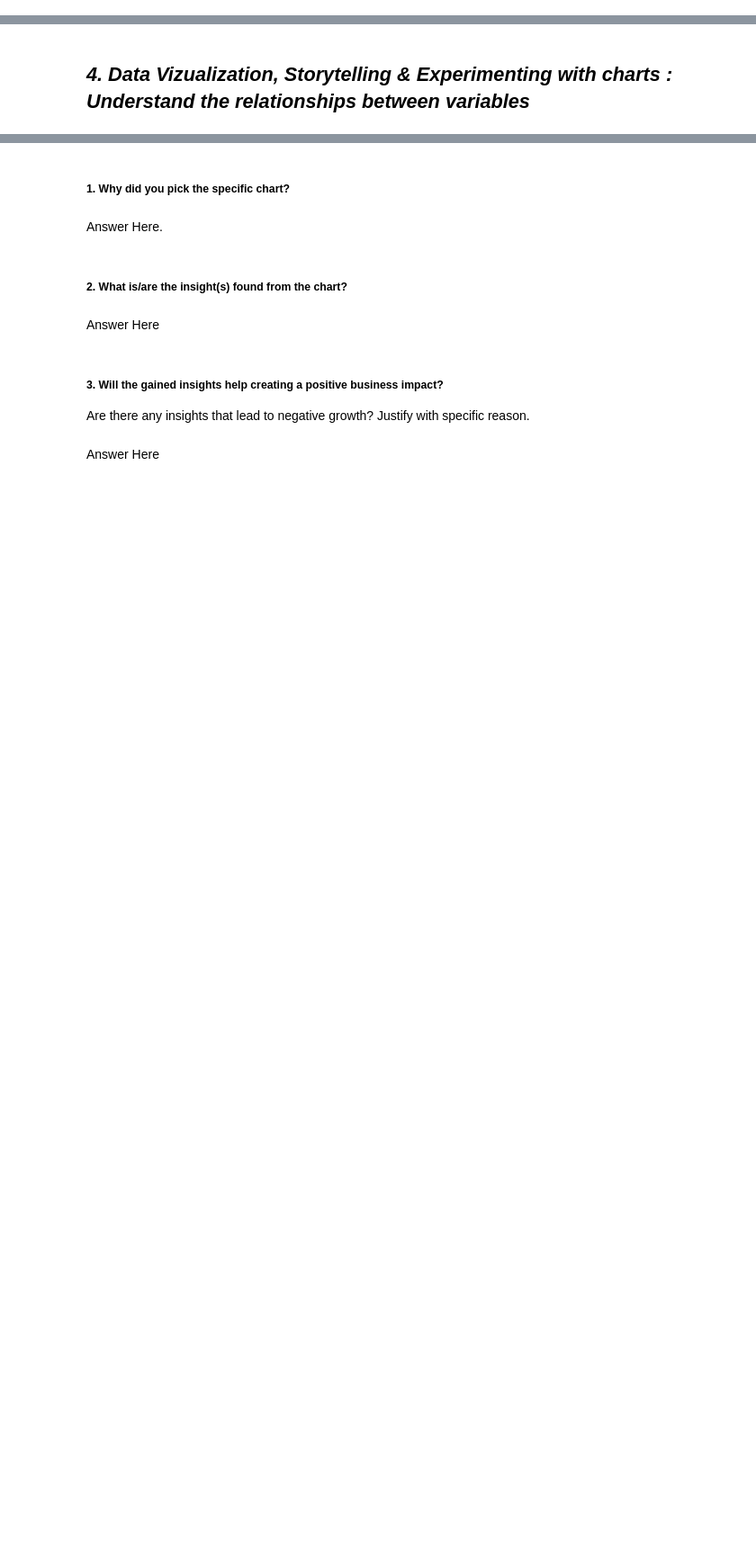
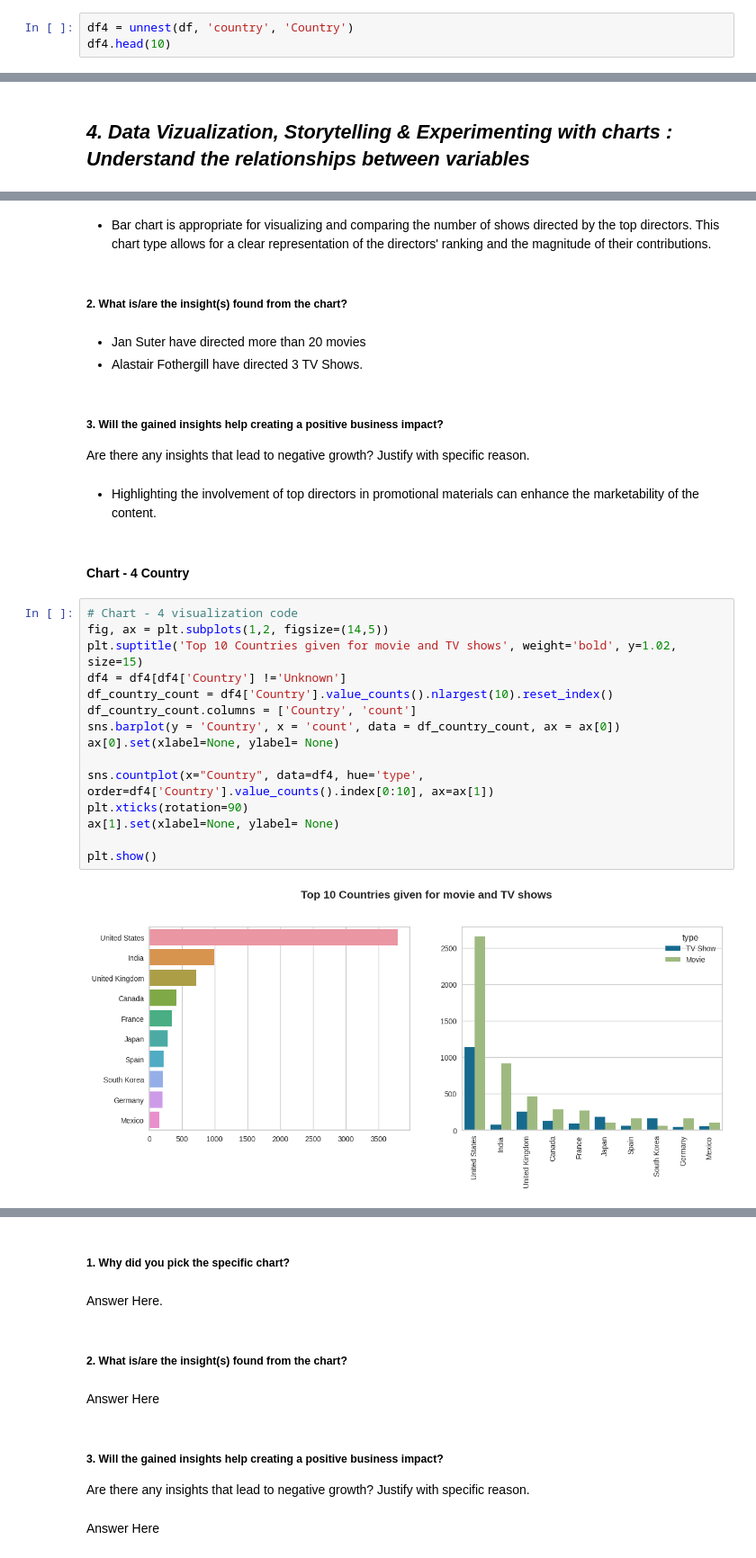
Before and after one commit to kratikajawariya28/Netflix-Movies-and-TV-Shows-Clustering, a Jupyter notebook: Netflix_movie_and_tv_show_clusturing.ipynb, the cells around one changed output, grey strips where cells are left out. Shown at 90% size. Cells and saved outputs as stored; diff of their text form; blank space fills up the shorter version.

```diff
--- a/Netflix_movie_and_tv_show_clusturing.ipynb
+++ b/Netflix_movie_and_tv_show_clusturing.ipynb
@@ -307,0 +503,3 @@ df4.sample(10)
+# %%
+df4 = unnest(df, 'country', 'Country')
+df4.head(10)
@@ -435,0 +819,31 @@ plt.show()
+# %% [markdown]
+- Bar chart is appropriate for visualizing and comparing the number of shows directed by the top directors. This chart type allows for a clear representation of the directors' ranking and the magnitude of their contributions.
+# %% [markdown]
+##### 2. What is/are the insight(s) found from the chart?
+# %% [markdown]
+- Jan Suter have directed more than 20 movies
+- Alastair Fothergill have directed 3 TV Shows.
+# %% [markdown]
+##### 3. Will the gained insights help creating a positive business impact?
+Are there any insights that lead to negative growth? Justify with specific reason.
+# %% [markdown]
+- Highlighting the involvement of top directors in promotional materials can enhance the marketability of the content.
+# %% [markdown]
+#### **Chart - 4 Country**
+# %%
+# Chart - 4 visualization code
+fig, ax = plt.subplots(1,2, figsize=(14,5))
+plt.suptitle('Top 10 Countries given for movie and TV shows', weight='bold', y=1.02, size=15)
+df4 = df4[df4['Country'] !='Unknown']
+df_country_count = df4['Country'].value_counts().nlargest(10).reset_index()
+df_country_count.columns = ['Country', 'count']
+sns.barplot(y = 'Country', x = 'count', data = df_country_count, ax = ax[0])
+ax[0].set(xlabel=None, ylabel= None)
+
+sns.countplot(x="Country", data=df4, hue='type', order=df4['Country'].value_counts().index[0:10], ax=ax[1])
+plt.xticks(rotation=90)
+ax[1].set(xlabel=None, ylabel= None)
+
+plt.show()
+# %% [output]
+[figure, added]
```
Also changed, not shown: parts of 333 cells of this notebook.
